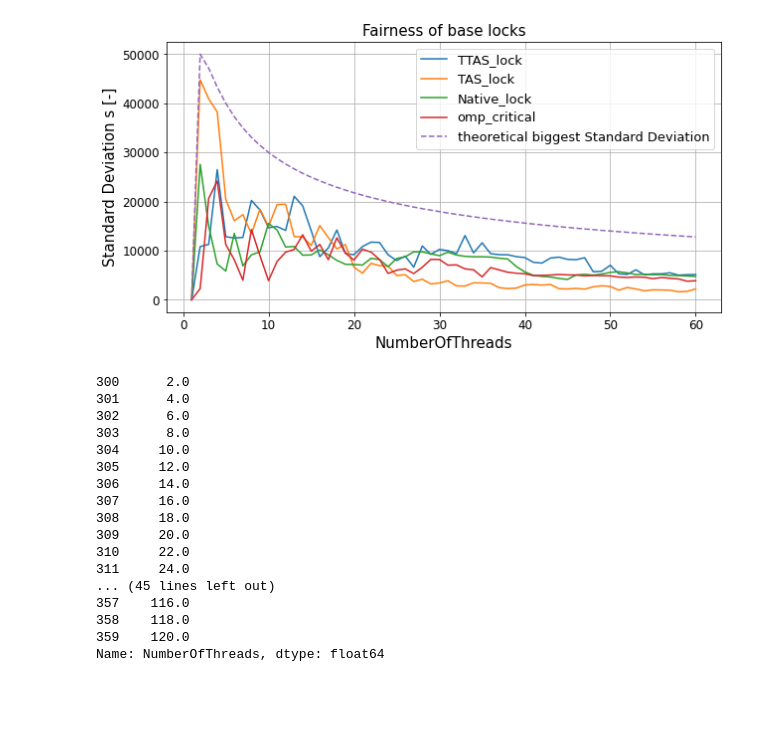
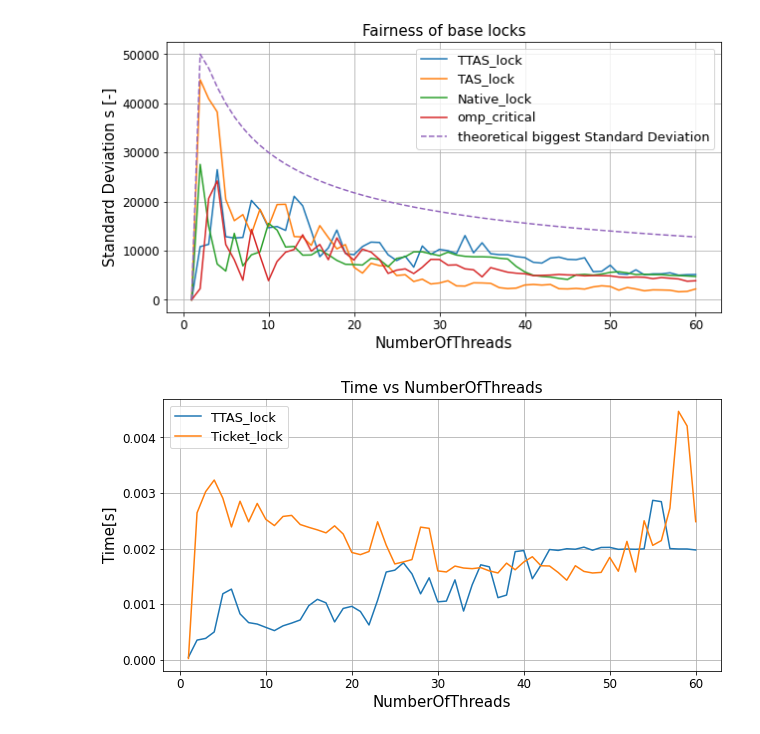
Before and after one commit to ChristianGollmann7/AMP_new, a Jupyter notebook: actualVersion/plots.ipynb, the cells around one changed output. Drawn from its saved outputs; the diff is of its cells as text; code cells hidden in the pictures; blank space fills up the shorter version.

Commit message:
Ticket lock

```diff
--- a/actualVersion/plots.ipynb
+++ b/actualVersion/plots.ipynb
@@ -130,23 +130,18 @@ plt.legend(fontsize=f-2)
 plt.savefig("Fairness of baselocks")
 # %% [output]
 [figure]
-# %%
-df_TAS_lock.NumberOfThreads*2
-# %% [output]
-300      2.0
-301      4.0
-302      6.0
-303      8.0
-304     10.0
-305     12.0
-306     14.0
-307     16.0
-308     18.0
-309     20.0
-310     22.0
-311     24.0
-... (45 lines left out)
-357    116.0
-358    118.0
-359    120.0
-Name: NumberOfThreads, dtype: float64
+# %%
+f = 15
+plt.plot(df_TTAS_lock.NumberOfThreads,df_TTAS_lock.RunTime,label = "TTAS_lock")
+plt.plot(df_Ticket_lock.NumberOfThreads,df_Ticket_lock.RunTime,label = "Ticket_lock")
+plt.rcParams['figure.figsize'] = [10, 5]
+plt.rc('xtick', labelsize=12)
+plt.rc('ytick', labelsize=12)
+plt.xlabel("NumberOfThreads", fontsize=f)
+plt.ylabel("Time[s]", fontsize =f)
+plt.title("Time vs NumberOfThreads", fontsize=f)
+plt.grid()
+plt.legend(fontsize=f-2)
+plt.savefig("Time vs NumberOfThreads Ticket lock")
+# %% [output]
+[figure, added]
```
Also changed, not shown: parts of 2 cells of this notebook, 3 other files.
